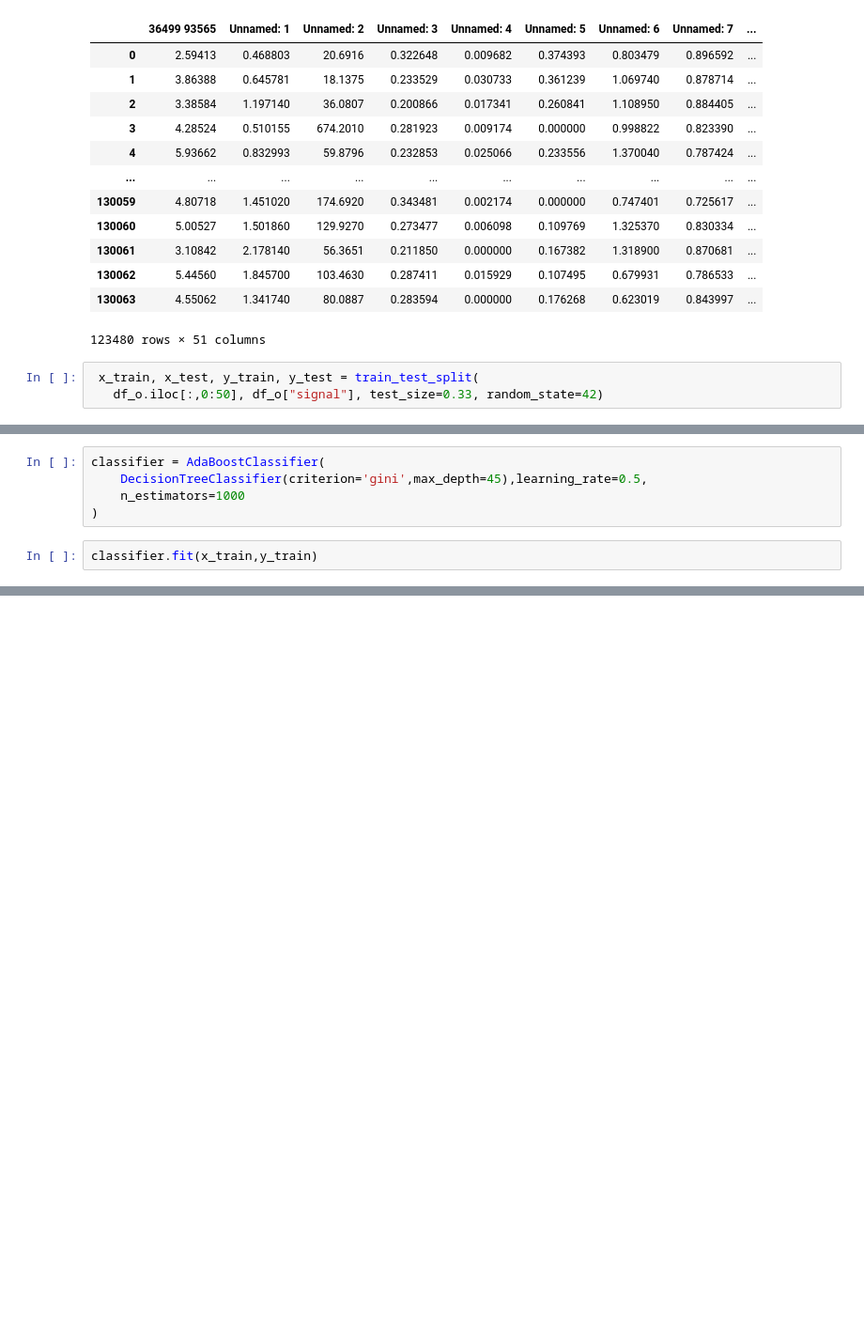
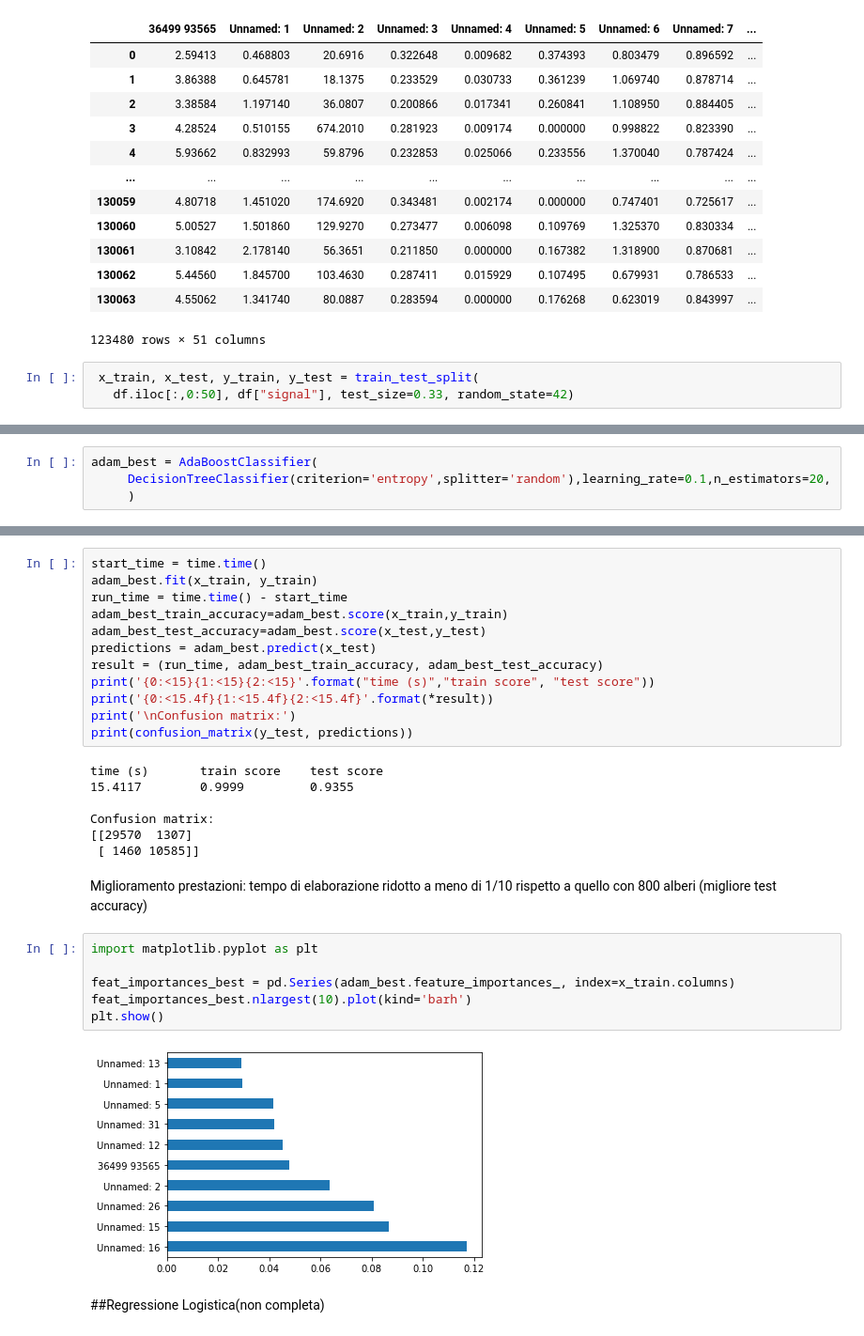
Before and after one commit to PaoDeV99/ML_Progetto1_G72, a Jupyter notebook: Progetto1_Gruppo72.ipynb, the cells around one changed output, grey strips where cells are left out. Shown: that part at 94% size. Drawn from its saved outputs; the diff is of its cells as text; blank space fills up the shorter version.

```diff
--- a/Progetto1_Gruppo72.ipynb
+++ b/Progetto1_Gruppo72.ipynb
@@ -83,4 +83,4 @@ df_o
 123480 rows × 51 columns
 # %%
  x_train, x_test, y_train, y_test = train_test_split(
-   df_o.iloc[:,0:50], df_o["signal"], test_size=0.33, random_state=42)
+   df.iloc[:,0:50], df["signal"], test_size=0.33, random_state=42)
@@ -87,7 +184,4 @@ df_o
 # %%
-classifier = AdaBoostClassifier(
-    DecisionTreeClassifier(criterion='gini',max_depth=45),learning_rate=0.5,
-    n_estimators=1000
-)
+adam_best = AdaBoostClassifier(
+     DecisionTreeClassifier(criterion='entropy',splitter='random'),learning_rate=0.1,n_estimators=20,
+     )
-# %%
-classifier.fit(x_train,y_train)
@@ -180,0 +188,31 @@ ValueError: ignored
+# %%
+start_time = time.time()
+adam_best.fit(x_train, y_train)
+run_time = time.time() - start_time
+adam_best_train_accuracy=adam_best.score(x_train,y_train)
+adam_best_test_accuracy=adam_best.score(x_test,y_test)
+predictions = adam_best.predict(x_test)
+result = (run_time, adam_best_train_accuracy, adam_best_test_accuracy)
+print('{0:<15}{1:<15}{2:<15}'.format("time (s)","train score", "test score"))
+print('{0:<15.4f}{1:<15.4f}{2:<15.4f}'.format(*result))
+print('\nConfusion matrix:')
+print(confusion_matrix(y_test, predictions))
+# %% [output]
+time (s)       train score    test score
+15.4117        0.9999         0.9355
+
+Confusion matrix:
+[[29570  1307]
+ [ 1460 10585]]
+# %% [markdown]
+Miglioramento prestazioni: tempo di elaborazione ridotto a meno di 1/10 rispetto a quello con 800 alberi (migliore test accuracy)
+# %%
+import matplotlib.pyplot as plt
+
+feat_importances_best = pd.Series(adam_best.feature_importances_, index=x_train.columns)
+feat_importances_best.nlargest(10).plot(kind='barh')
+plt.show()
+# %% [output]
+[figure, added]
+# %% [markdown]
+##Regressione Logistica(non completa)
```
Also changed, not shown: parts of 24 cells of this notebook.
